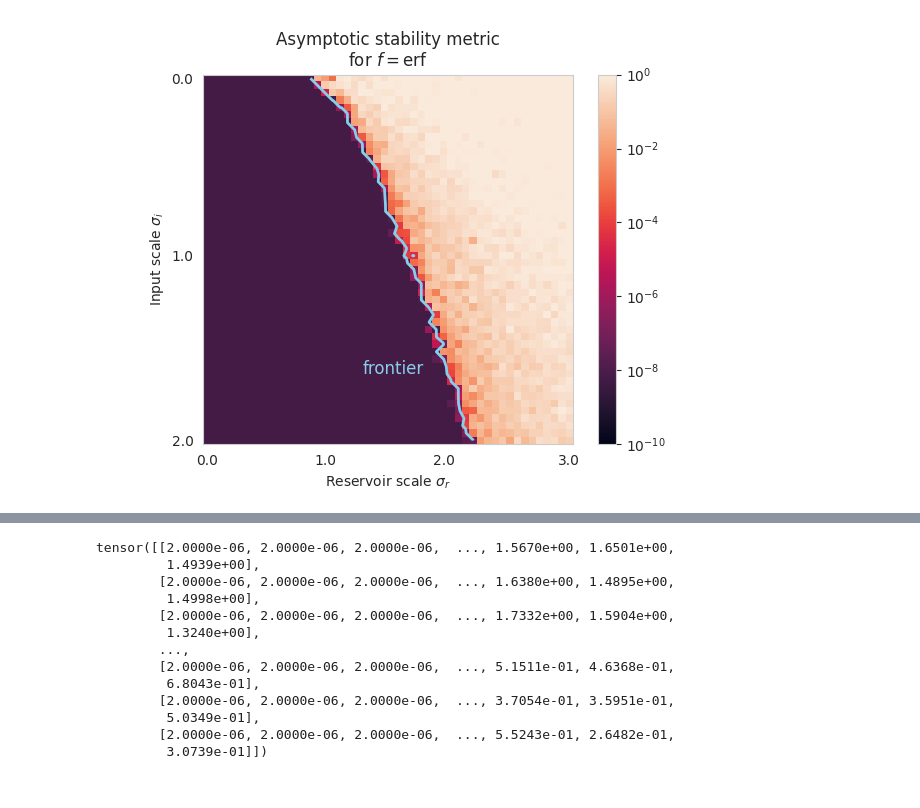
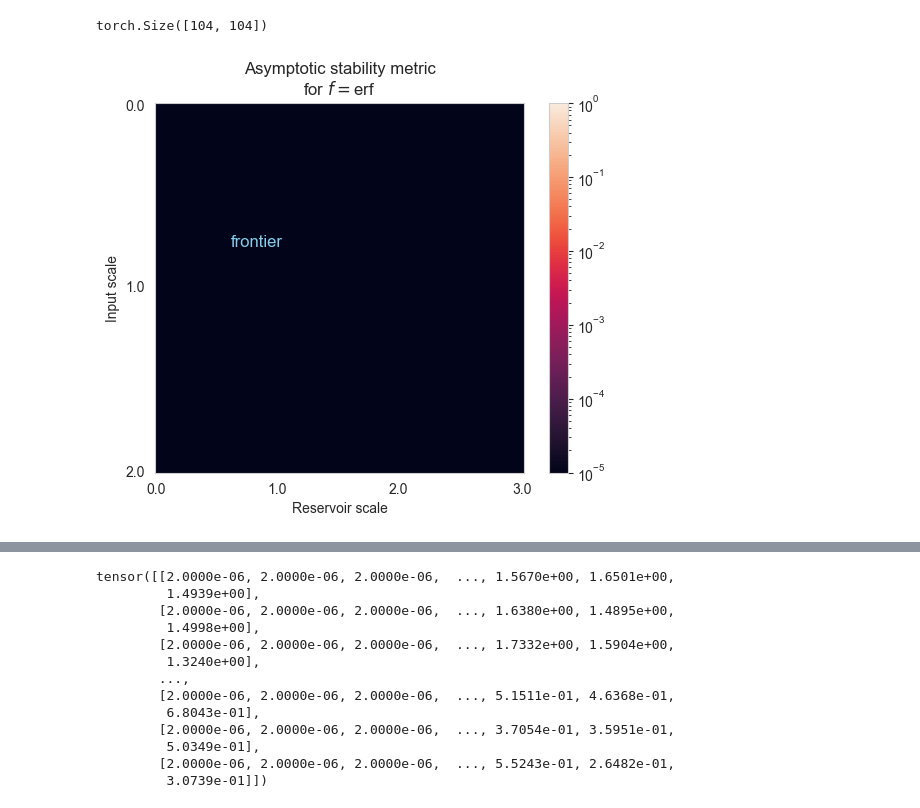
Before and after one commit to jon-dong/reservoir-frontier, a Jupyter notebook: chaotic_edge_fractals-2.ipynb, the cells around one changed output, grey strips where cells are left out. Saved outputs shown, nothing was run; the diff lists cells and outputs as text; code cells hidden in the pictures.

```diff
--- a/chaotic_edge_fractals-2.ipynb
+++ b/chaotic_edge_fractals-2.ipynb
@@ -1,22 +1,17 @@
 # %%
 import numpy as np
 import torch
+import matplotlib
 import matplotlib.pyplot as plt
 import seaborn
 import sys
-import matplotlib.pyplot as plt
-import matplotlib.patches as patches
-import matplotlib.animation as animation
-from matplotlib import cm
-import datetime
-import pickle
+from tqdm import tqdm
 sys.path.append('recurrent-kernel-stability-main')
 
-
-from Reservoir import Reservoir
+from Reservoir import CustomReservoir
 
 %load_ext autoreload
 %autoreload 2
 
 use_cuda = torch.cuda.is_available()
-device = torch.device("cuda" if use_cuda else "cpu")
+device = torch.device("cuda:2" if use_cuda else "cpu")
@@ -122,0 +42,8 @@ tensor([[ True,  True,  True,  ..., False, False, False],
+# %%
+res_size=101
+input_size=102
+input_len=103
+resolution = 104
+res_scale_bounds = [0, 3]
+input_scale_bounds = [0, 2]
+metric_erf = stability_test(res_size=res_size, input_size=input_size, input_len=input_len, resolution=resolution, res_scale_bounds=res_scale_bounds, input_scale_bounds=input_scale_bounds)
@@ -123,36 +62,39 @@ tensor([[ True,  True,  True,  ..., False, False, False],
+# %%
+metric_erf.shape
+# %% [output]
+torch.Size([104, 104])
 # %%
-import matplotlib
-
 plt.figure()
 seaborn.set_style("whitegrid")
 img = metric_erf.T
-img[img<1e-6]= 1e-6
+threshold = 1e-5
+img[img<threshold]= threshold
 plt.imshow(img, norm=matplotlib.colors.LogNorm(vmin= 1e-10, vmax = 1))#
 
 ax = plt.gca()
 plt.grid(False)
-plt.clim(1e-10, 1)
+plt.clim(threshold, 1)
 plt.colorbar()
 
 ylab = np.linspace(input_scale_bounds[0], input_scale_bounds[1], num=int(input_scale_bounds[1]+1))
 xlab = np.linspace(res_scale_bounds[0], res_scale_bounds[1], num=int(res_scale_bounds[1]+1))
-indXx = np.linspace(0, default_resolution-1, num=xlab.shape[0]).astype(int)
-indXy = np.linspace(0, default_resolution-1, num=ylab.shape[0]).astype(int)
+indXx = np.linspace(0, resolution-1, num=xlab.shape[0]).astype(int)
+indXy = np.linspace(0, resolution-1, num=ylab.shape[0]).astype(int)
 
 color = "skyblue"
-plt.contour(metric_erf.T, levels=[1e-3], colors=color, linewidths=[2])
+plt.contour(metric_erf.T, levels=[threshold*10], colors=color, linewidths=[1])
 # plt.annotate('frontier', xy=(70, 80), color=color)
 plt.annotate('frontier', xy=(21, 40), color=color, fontsize=12)
 
 ax.set_xticks(indXx)
 ax.set_xticklabels(xlab)
 ax.set_yticks(indXy)
 ax.set_yticklabels(ylab)
-ax.set_xlabel('Reservoir scale $\sigma_r$')
-ax.set_ylabel('Input scale $\sigma_i$')
+ax.set_xlabel('Reservoir scale')
+ax.set_ylabel('Input scale')
 ax.set_title('Asymptotic stability metric\nfor $f=$erf')
 
 # plt.savefig("220125relu.svg")
 plt.show()
 # %% [output]
-[figure, old version]
+[figure, new version]
```
Also changed, not shown: parts of 23 cells of this notebook, 1 other file.
